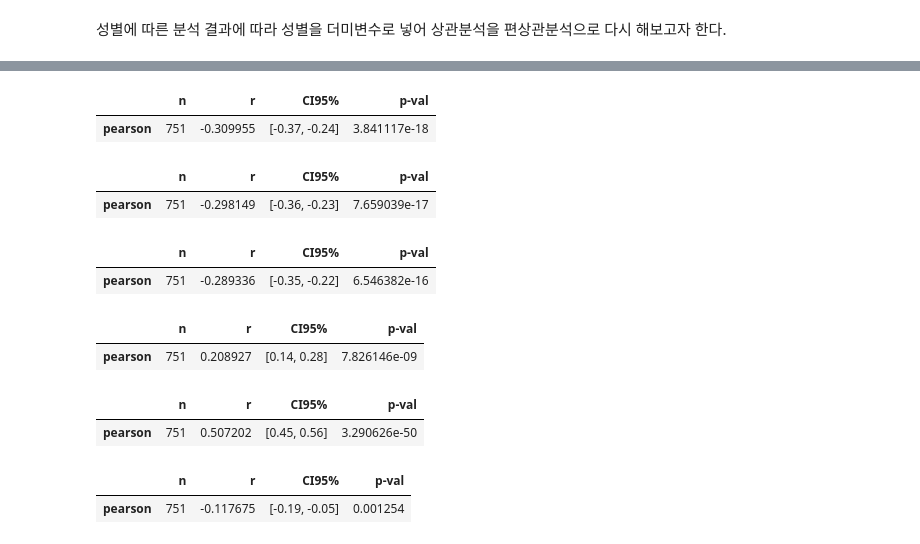
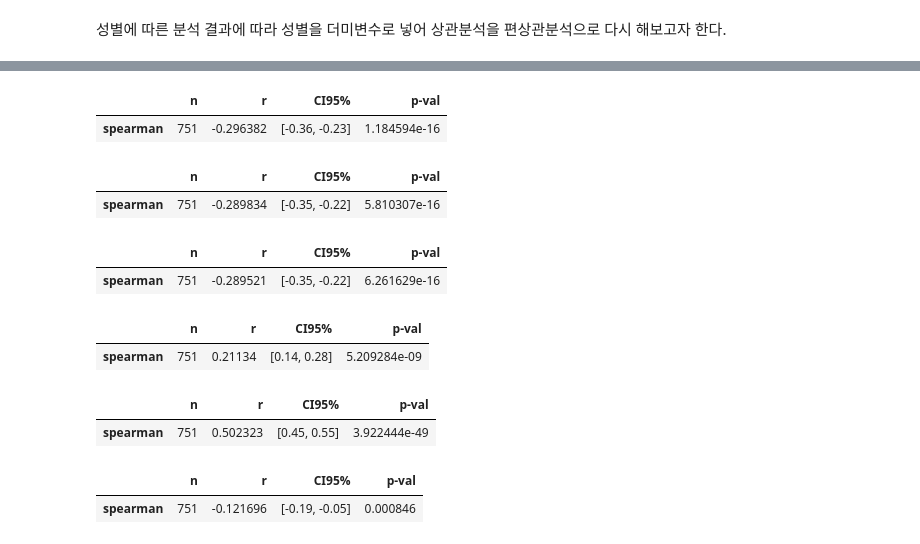
Before and after one commit to 12yoonj/data-analysis-practice, a Jupyter notebook: young_people_survey/young_people.ipynb, the cells around one changed output, grey strips where cells are left out. Drawn from its saved outputs; the diff is of its cells as text; code cells hidden in the pictures.

```diff
--- a/young_people_survey/young_people.ipynb
+++ b/young_people_survey/young_people.ipynb
@@ -406,32 +412,32 @@ interest_columns.sort_values(by='r', ascending=False)
 # %%
 import pingouin as pg
 
-pg.partial_corr(data=young_dummy, x='Socializing', y='Fear of public speaking', covar=['Gender_female', 'Gender_male'])
+pg.partial_corr(data=young_dummy, x='Socializing', y='Fear of public speaking', covar=['Gender_female', 'Gender_male'], method='spearman')
 # %% [output]
 |  | n | r | CI95% | p-val |
-| pearson | 751 | -0.309955 | [-0.37, -0.24] | 3.841117e-18 |
+| spearman | 751 | -0.296382 | [-0.36, -0.23] | 1.184594e-16 |
 # %%
-pg.partial_corr(data=young_dummy, x='Number of friends', y='Fear of public speaking', covar=['Gender_female', 'Gender_male'])
+pg.partial_corr(data=young_dummy, x='Number of friends', y='Fear of public speaking', covar=['Gender_female', 'Gender_male'], method='spearman')
 # %% [output]
 |  | n | r | CI95% | p-val |
-| pearson | 751 | -0.298149 | [-0.36, -0.23] | 7.659039e-17 |
+| spearman | 751 | -0.289834 | [-0.35, -0.22] | 5.810307e-16 |
 # %%
-pg.partial_corr(data=young_dummy, x='New environment', y='Fear of public speaking', covar=['Gender_female', 'Gender_male'])
+pg.partial_corr(data=young_dummy, x='New environment', y='Fear of public speaking', covar=['Gender_female', 'Gender_male'], method='spearman')
 # %% [output]
 |  | n | r | CI95% | p-val |
-| pearson | 751 | -0.289336 | [-0.35, -0.22] | 6.546382e-16 |
+| spearman | 751 | -0.289521 | [-0.35, -0.22] | 6.261629e-16 |
 # %%
-pg.partial_corr(data=young_dummy, x='Loneliness', y='Fear of public speaking', covar=['Gender_female', 'Gender_male'])
+pg.partial_corr(data=young_dummy, x='Loneliness', y='Fear of public speaking', covar=['Gender_female', 'Gender_male'], method='spearman')
 # %% [output]
 |  | n | r | CI95% | p-val |
-| pearson | 751 | 0.208927 | [0.14, 0.28] | 7.826146e-09 |
+| spearman | 751 | 0.21134 | [0.14, 0.28] | 5.209284e-09 |
 # %%
-pg.partial_corr(data=young_dummy, x='Public speaking', y='Fear of public speaking', covar=['Gender_female', 'Gender_male'])
+pg.partial_corr(data=young_dummy, x='Public speaking', y='Fear of public speaking', covar=['Gender_female', 'Gender_male'], method='spearman')
 # %% [output]
 |  | n | r | CI95% | p-val |
-| pearson | 751 | 0.507202 | [0.45, 0.56] | 3.290626e-50 |
+| spearman | 751 | 0.502323 | [0.45, 0.55] | 3.922444e-49 |
 # %%
-pg.partial_corr(data=young_dummy, x='Appearence and gestures', y='Fear of public speaking', covar=['Gender_female', 'Gender_male'])
+pg.partial_corr(data=young_dummy, x='Appearence and gestures', y='Fear of public speaking', covar=['Gender_female', 'Gender_male'], method='spearman')
 # %% [output]
 |  | n | r | CI95% | p-val |
-| pearson | 751 | -0.117675 | [-0.19, -0.05] | 0.001254 |
+| spearman | 751 | -0.121696 | [-0.19, -0.05] | 0.000846 |
```
Also changed, not shown: parts of 9 cells of this notebook.
